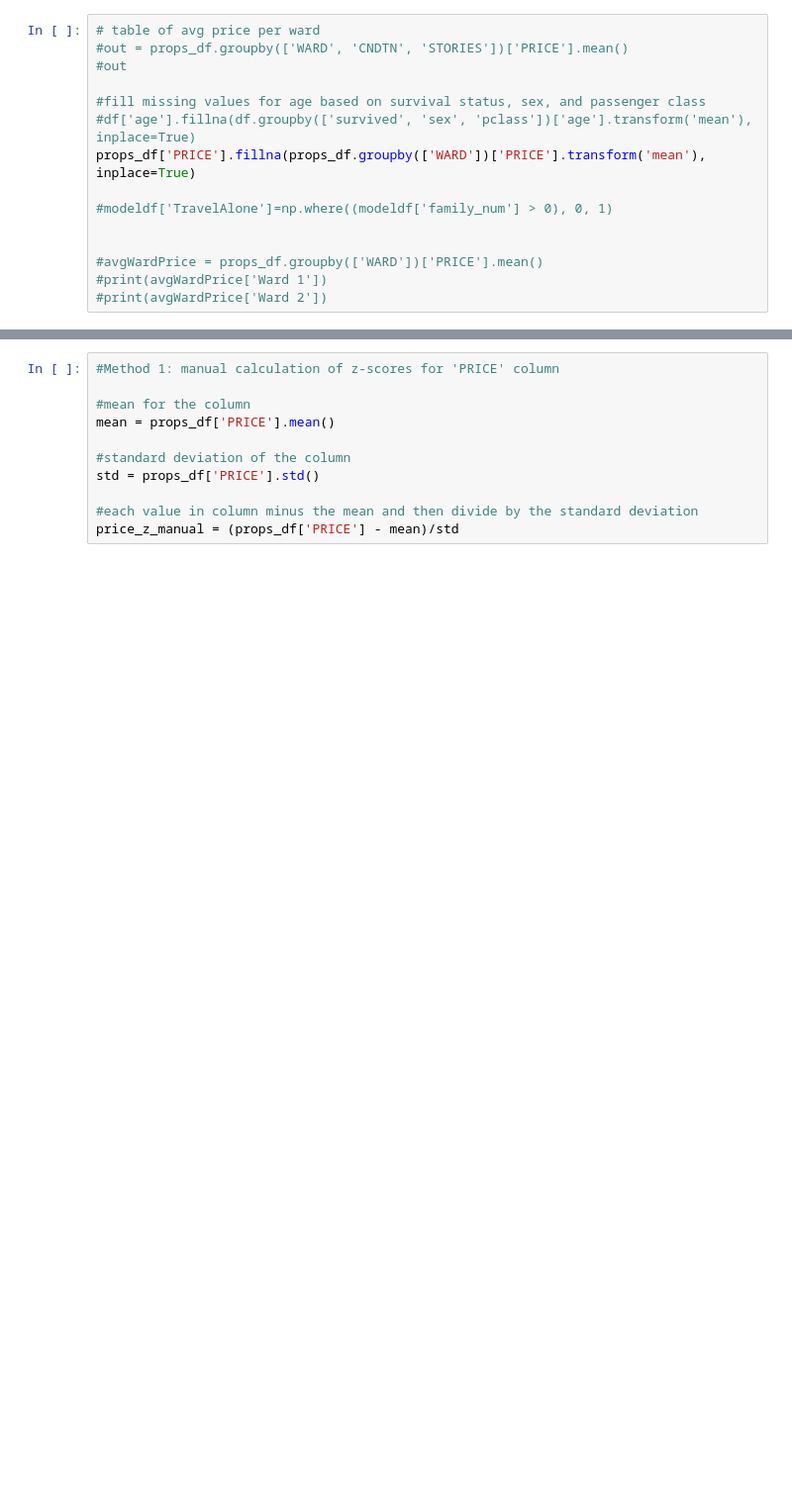
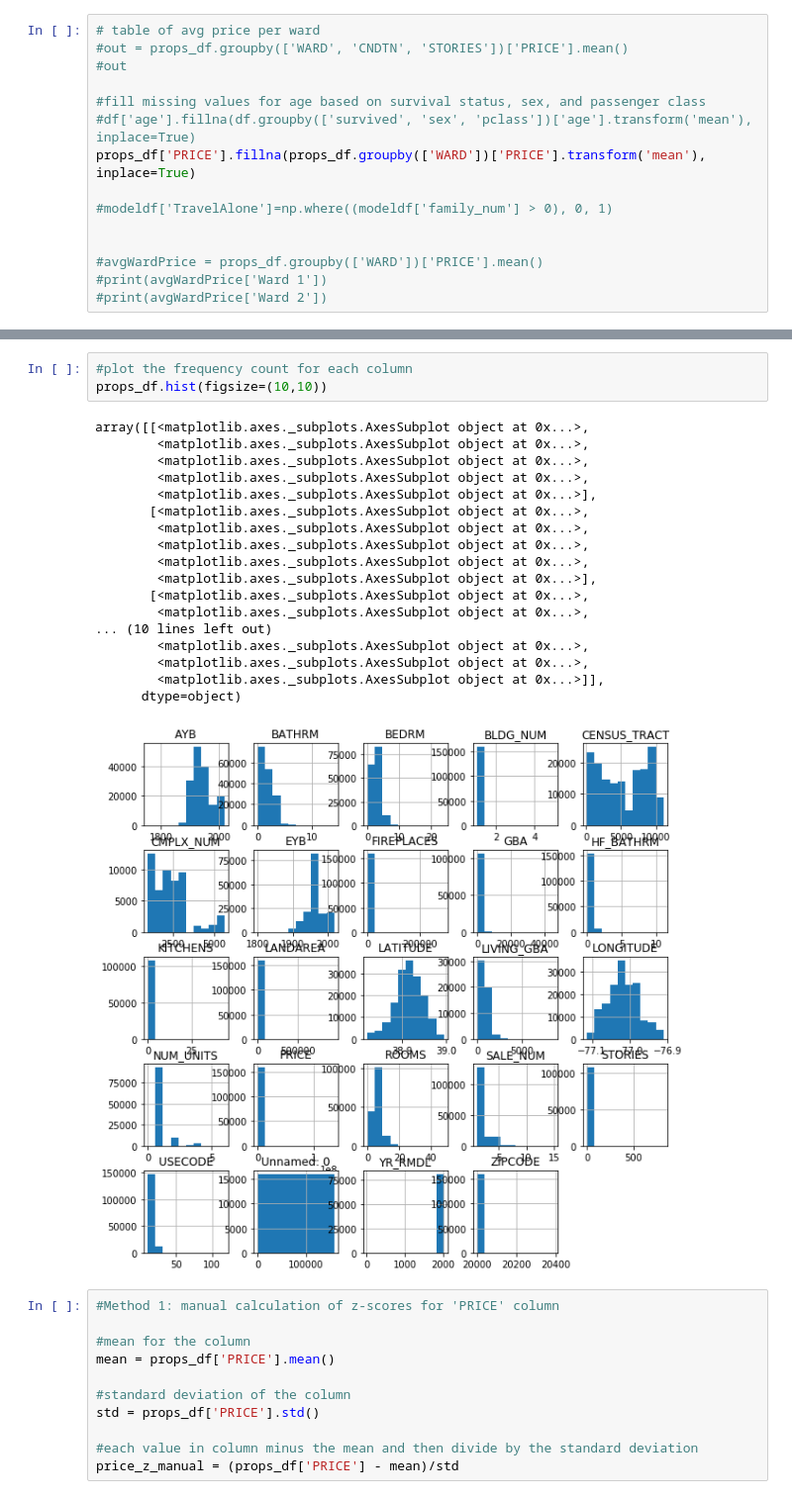
Before and after one commit to CodeLearningResources/mblaine, a Jupyter notebook: DataAcquisition/mblaine_FeatureScaling_DC_Housing.ipynb, the cells around one changed output, grey strips where cells are left out. Shown: that part at 99% size. Saved outputs shown, nothing was run; the diff lists cells and outputs as text; blank space fills up the shorter version.

```diff
--- a/DataAcquisition/mblaine_FeatureScaling_DC_Housing.ipynb
+++ b/DataAcquisition/mblaine_FeatureScaling_DC_Housing.ipynb
@@ -86,3 +175,25 @@ test = props_df['PRICE'].isna()
+# %%
+#plot the frequency count for each column
+props_df.hist(figsize=(10,10))
+# %% [output]
+array([[<matplotlib.axes._subplots.AxesSubplot object at 0x...>,
+        <matplotlib.axes._subplots.AxesSubplot object at 0x...>,
+        <matplotlib.axes._subplots.AxesSubplot object at 0x...>,
+        <matplotlib.axes._subplots.AxesSubplot object at 0x...>,
+        <matplotlib.axes._subplots.AxesSubplot object at 0x...>],
+       [<matplotlib.axes._subplots.AxesSubplot object at 0x...>,
+        <matplotlib.axes._subplots.AxesSubplot object at 0x...>,
+        <matplotlib.axes._subplots.AxesSubplot object at 0x...>,
+        <matplotlib.axes._subplots.AxesSubplot object at 0x...>,
+        <matplotlib.axes._subplots.AxesSubplot object at 0x...>],
+       [<matplotlib.axes._subplots.AxesSubplot object at 0x...>,
+        <matplotlib.axes._subplots.AxesSubplot object at 0x...>,
+... (10 lines left out)
+        <matplotlib.axes._subplots.AxesSubplot object at 0x...>,
+        <matplotlib.axes._subplots.AxesSubplot object at 0x...>,
+        <matplotlib.axes._subplots.AxesSubplot object at 0x...>]],
+      dtype=object)
+[figure, added]
 # %%
 #Method 1: manual calculation of z-scores for 'PRICE' column
 
```
Also changed, not shown: parts of 18 cells of this notebook.
